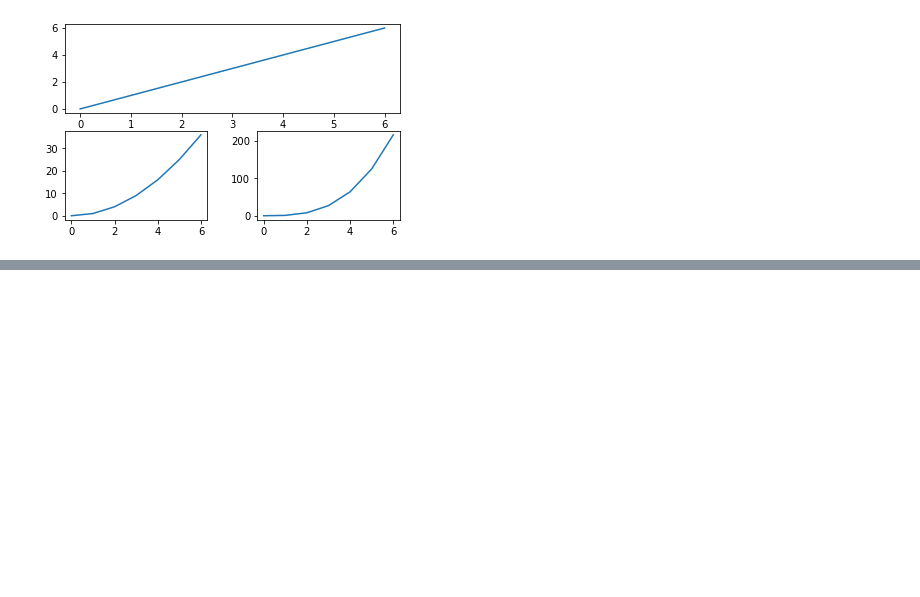
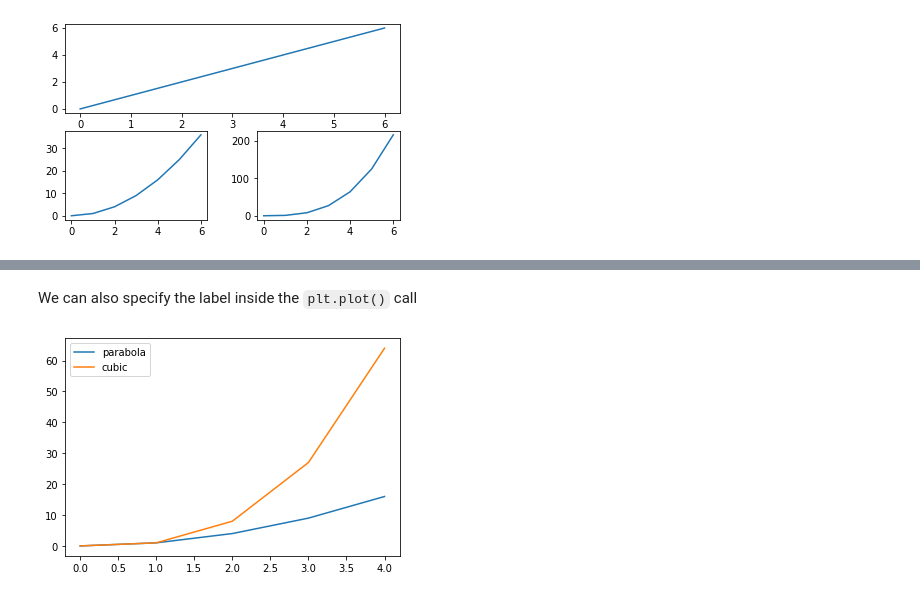
Before and after one commit to carlota-moh/notes, a Jupyter notebook: Data_visualization.ipynb, the cells around one changed output, grey strips where cells are left out. Saved outputs shown, nothing was run; the diff lists cells and outputs as text; code cells hidden in the pictures; blank space fills up the shorter version.

```diff
--- a/Data_visualization.ipynb
+++ b/Data_visualization.ipynb
@@ -122,0 +138,11 @@ plt.show()
+# %% [markdown]
+We can also specify the label inside the `plt.plot()` call
+# %%
+plt.plot([0, 1, 2, 3, 4], [0, 1, 4, 9, 16],
+         label="parabola")
+plt.plot([0, 1, 2, 3, 4], [0, 1, 8, 27, 64],
+         label="cubic")
+plt.legend() # Still need this command!
+plt.show()
+# %% [output]
+[figure, added]
```
Also changed, not shown: parts of 5 cells of this notebook, 1 other file.
